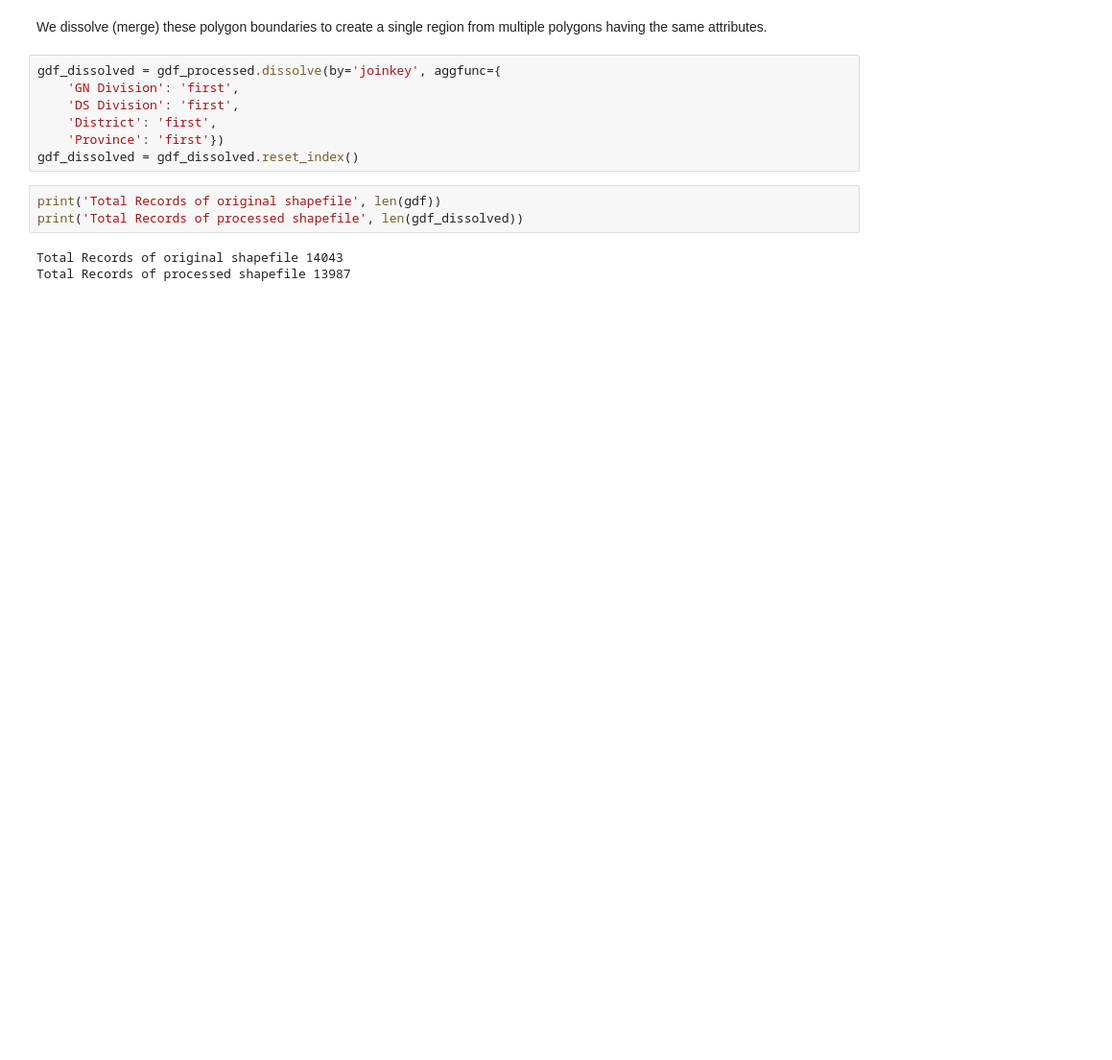
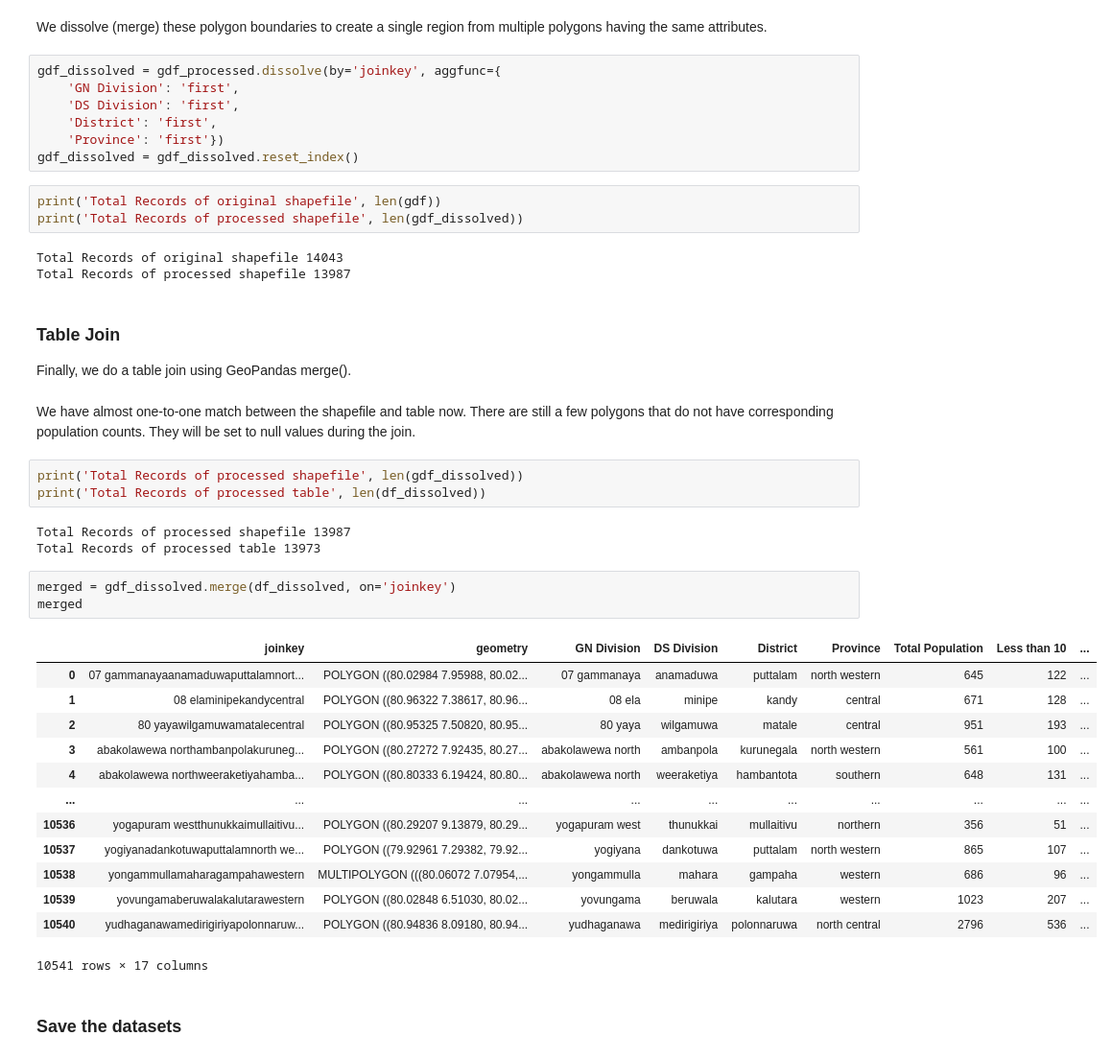
Before and after one commit to spatialthoughts/python-tutorials, a Jupyter notebook: performing_table_joins.ipynb, the cells around one changed output. Shown at 96% size. Saved outputs shown, nothing was run; the diff lists cells and outputs as text; blank space fills up the shorter version.

```diff
--- a/performing_table_joins.ipynb
+++ b/performing_table_joins.ipynb
@@ -283,3 +303,34 @@ print('Total Records of processed shapefile', len(gdf_dissolved))
 # %% [output]
 Total Records of original shapefile 14043
 Total Records of processed shapefile 13987
+# %% [markdown]
+### Table Join
+
+Finally, we do a table join using GeoPandas merge().
+# %% [markdown]
+We have almost one-to-one match between the shapefile and table now. There are still a few polygons that do not have corresponding population counts. They will be set to null values during the join.
+# %%
+print('Total Records of processed shapefile', len(gdf_dissolved))
+print('Total Records of processed table', len(df_dissolved))
+# %% [output]
+Total Records of processed shapefile 13987
+Total Records of processed table 13973
+# %%
+merged = gdf_dissolved.merge(df_dissolved, on='joinkey')
+merged
+# %% [output]
+|  | joinkey | geometry | GN Division | DS Division | District | Province | Total Population | Less than 10 | ... |
+| 0 | 07 gammanayaanamaduwaputtalamnort... | POLYGON ((80.02984 7.95988, 80.02... | 07 gammanaya | anamaduwa | puttalam | north western | 645 | 122 | ... |
+| 1 | 08 elaminipekandycentral | POLYGON ((80.96322 7.38617, 80.96... | 08 ela | minipe | kandy | central | 671 | 128 | ... |
+| 2 | 80 yayawilgamuwamatalecentral | POLYGON ((80.95325 7.50820, 80.95... | 80 yaya | wilgamuwa | matale | central | 951 | 193 | ... |
+| 3 | abakolawewa northambanpolakuruneg... | POLYGON ((80.27272 7.92435, 80.27... | abakolawewa north | ambanpola | kurunegala | north western | 561 | 100 | ... |
+| 4 | abakolawewa northweeraketiyahamba... | POLYGON ((80.80333 6.19424, 80.80... | abakolawewa north | weeraketiya | hambantota | southern | 648 | 131 | ... |
+| ... | ... | ... | ... | ... | ... | ... | ... | ... | ... |
+| 10536 | yogapuram westthunukkaimullaitivu... | POLYGON ((80.29207 9.13879, 80.29... | yogapuram west | thunukkai | mullaitivu | northern | 356 | 51 | ... |
+| 10537 | yogiyanadankotuwaputtalamnorth we... | POLYGON ((79.92961 7.29382, 79.92... | yogiyana | dankotuwa | puttalam | north western | 865 | 107 | ... |
+| 10538 | yongammullamaharagampahawestern | MULTIPOLYGON (((80.06072 7.07954,... | yongammulla | mahara | gampaha | western | 686 | 96 | ... |
+| 10539 | yovungamaberuwalakalutarawestern | POLYGON ((80.02848 6.51030, 80.02... | yovungama | beruwala | kalutara | western | 1023 | 207 | ... |
+| 10540 | yudhaganawamedirigiriyapolonnaruw... | POLYGON ((80.94836 8.09180, 80.94... | yudhaganawa | medirigiriya | polonnaruwa | north central | 2796 | 536 | ... |
+10541 rows × 17 columns
+# %% [markdown]
+### Save the datasets
```
Also changed, not shown: parts of 3 cells of this notebook.
